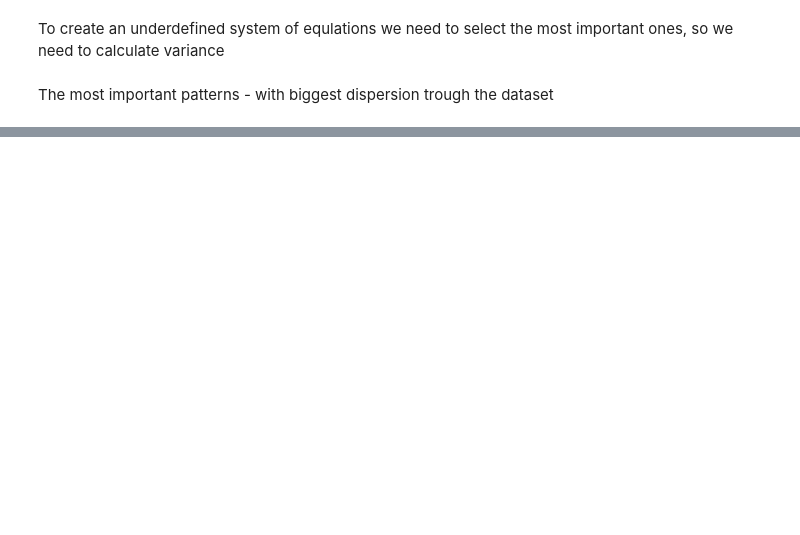
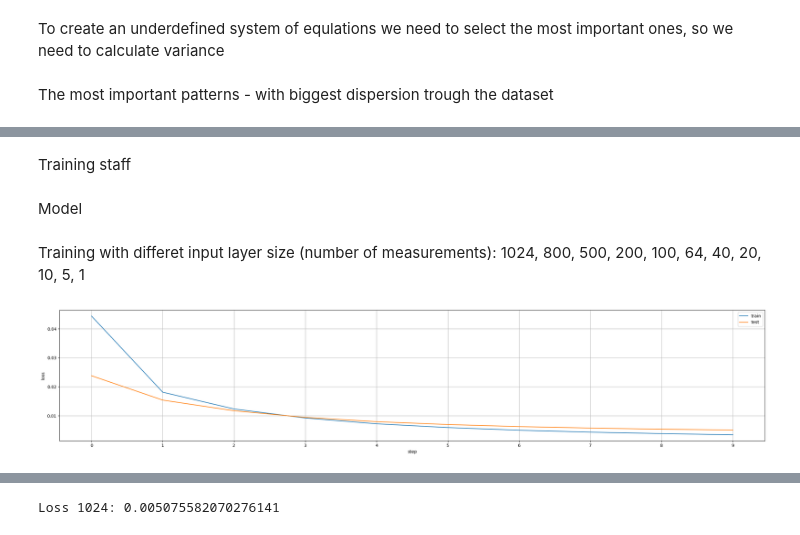
Before and after one commit to Oounce/classical-quantum-mnist, a Jupyter notebook: Classical_Reconstruction.ipynb, the cells around one changed output, grey strips where cells are left out. Saved outputs shown, nothing was run; the diff lists cells and outputs as text; code cells hidden in the pictures; blank space fills up the shorter version.

```diff
--- a/Classical_Reconstruction.ipynb
+++ b/Classical_Reconstruction.ipynb
@@ -132,3 +104,0 @@ We can calculate the number of training parameters
-# %%
-model = Net().to(device)
-sum(p.numel() for p in model.parameters() if p.requires_grad)
@@ -287,6 +104,0 @@ for i in range(10):
-# %%
-plt.figure(figsize = (25.0, 25.0))
-for i in range(10):
-  plt.subplot(1, 10, i+1)
-  plt.axis("off")
-  plt.imshow(pred[i].to("cpu").numpy())
@@ -307,0 +178,2 @@ tensor(0.7960)
+# %% [markdown]
+Training staff
@@ -307,0 +234,42 @@ tensor(0.7960)
+# %% [markdown]
+Model
+# %%
+import torch.nn as nn
+
+class Net(nn.Module):
+    def __init__(self, input_length):
+        super().__init__()
+        self.len = input_length
+        self.fc1 = nn.Linear(self.len, 1000)
+        self.fc2 = nn.Linear(1000, 2000)
+        self.fc3 = nn.Linear(2000, 4000)
+        self.fc4 = nn.Linear(4000, 2000)
+        self.fc5 = nn.Linear(2000, 1024)
+        self.activation = nn.ReLU()
+
+    def forward(self, x):
+        x = x.view(-1, self.len)
+        x = self.fc1(x)
+        x = self.activation(x)
+        x = self.fc2(x)
+        x = self.activation(x)
+        x = self.fc3(x)
+        x = self.activation(x)
+        x = self.fc4(x)
+        x = self.activation(x)
+        x = self.fc5(x)
+        return x
+# %% [markdown]
+Training with differet input layer size (number of measurements): 1024, 800, 500, 200, 100, 64, 40, 20, 10, 5, 1
+# %%
+%%time
+
+most_important_1024 = np.argsort(variance)[-1024:]
+
+model_1024 = Net(1024).to(device)
+criterion = nn.MSELoss()
+optimizer = torch.optim.Adam(model_1024.parameters(), lr=0.0001)
+
+pp1024 = train(model_1024, criterion, optimizer, most_important_1024, train_loader, test_loader)
+# %% [output]
+[figure, added]
@@ -307,0 +278,5 @@ tensor(0.7960)
+# %%
+loss_1024 = pp1024.history_dict["loss"]["test"][-1]
+print(f"Loss 1024: {loss_1024}")
+# %% [output]
+Loss 1024: 0.005075582070276141
```
Also changed, not shown: parts of 60 cells of this notebook, 1 other file.
